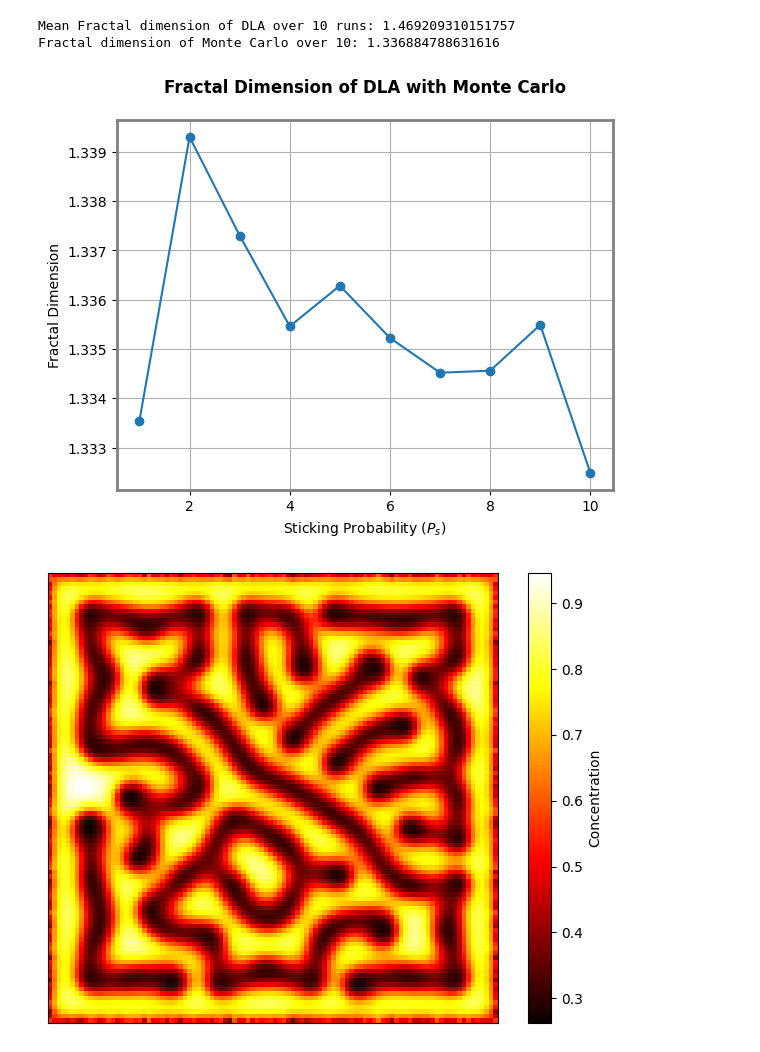
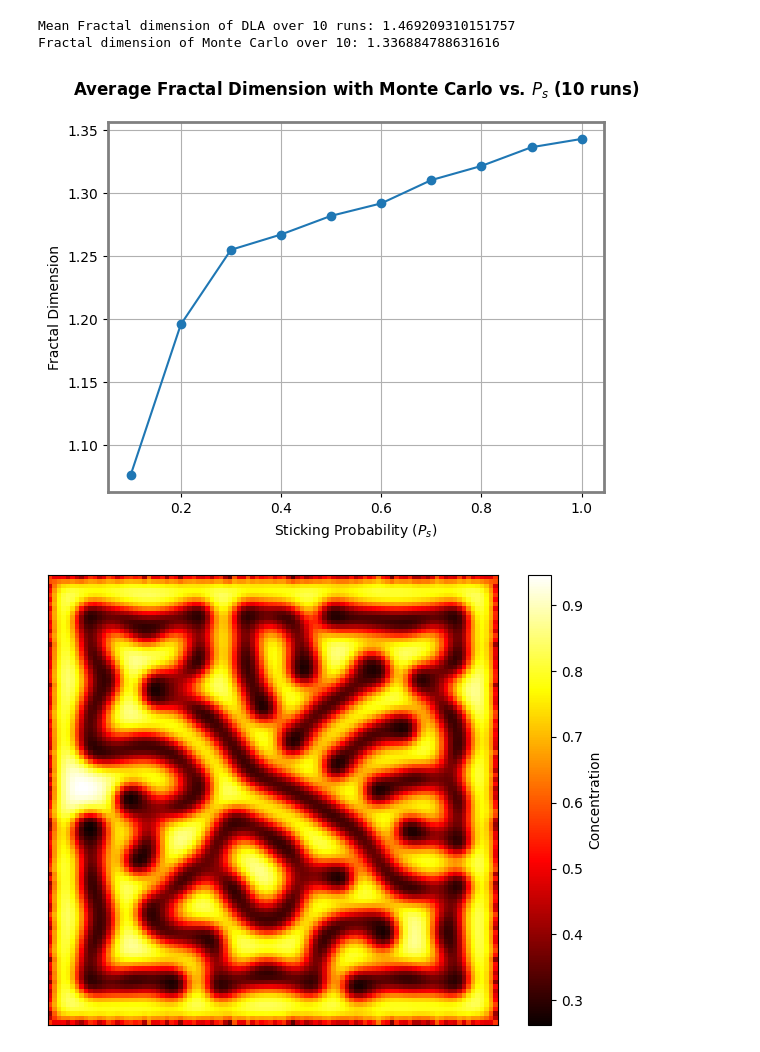
Before and after one commit to koenweverink/ScientificComputing, a Jupyter notebook: Set2.ipynb, the cells around one changed output. Saved outputs shown, nothing was run; the diff lists cells and outputs as text; code cells hidden in the pictures.

```diff
--- a/Set2.ipynb
+++ b/Set2.ipynb
@@ -89,7 +85,7 @@ def num_seeds(domain):
 # %%
 size = 100  # Size of the domain
 seed_position = (size - 1, size // 2)  # Seed at the bottom center
-iterations = 300  # Number of growth steps
+iterations = 750  # Number of growth steps
 omega = 1.85  # Over-relaxation parameter
 epsilon = 1e-5  # epsilon for SOR convergence
 eta = 1  # Shape parameter
@@ -112,6 +108,6 @@ cmap = ax.imshow(concentration, cmap='hot', interpolation='nearest')
 fig.colorbar(cmap, ax=ax, fraction=0.046, pad=0.04)
 cluster_overlay = np.ma.masked_where(domain == 0, domain)
 ax.imshow(cluster_overlay, cmap='Greys', interpolation='nearest')
-ax.set_title(f'DLA Cluster with Nutrient Concentration \nGradient $\eta$ = {eta} and \nnumber of iterations = ')
+ax.set_title(f'DLA Cluster with Nutrient Concentration \nGradient $\eta$ = {eta}')
 plt.show()
 # %% [output]
@@ -142,7 +138,7 @@ for i, eta in enumerate(eta_list):
     domain, concentration, count = sim(domain, concentration, omega, iterations, eta, epsilon)
     cmap = ax.imshow(concentration, cmap='hot', interpolation='nearest')
     cluster_overlay = np.ma.masked_where(domain == 0, domain)
-    im = ax.imshow(cluster_overlay, cmap = 'coolwarm', interpolation='nearest')
+    im = ax.imshow(cluster_overlay, cmap = 'Greys', interpolation='nearest')
     ax.set_xticks([])
     ax.set_yticks([])
     ax.set_xlabel(f"$\eta$ = {eta}", fontsize=14)
@@ -362,8 +358,8 @@ print(f'Fractal dimension of Monte Carlo over {n_runs}: {mean_fd_mc}')
 Mean Fractal dimension of DLA over 10 runs: 1.469209310151757
 Fractal dimension of Monte Carlo over 10: 1.336884788631616
 # %%
-n_runs = 100  # Number of runs to average over
-stick_probs = np.linspace(1, 10, 10)  # Different sticking probabilities
+n_runs = 10  # Number of runs to average over
+stick_probs = np.linspace(0.1, 1, 10)  # Different sticking probabilities
 res1 = np.zeros(n_runs)  # To store the fractal dimensions for DLA
 res2 = np.zeros(n_runs)  # To store the fractal dimensions for Monte Carlo
 
@@ -384,13 +380,13 @@ mean_fractal_dimensions = np.mean(results_array, axis=0)
 # %%
 # Plot the results
 plt.plot(stick_probs, mean_fractal_dimensions, marker='o')
 plt.xlabel('Sticking Probability ($P_s$)')
 plt.ylabel('Fractal Dimension')
-plt.title('Fractal Dimension of DLA with Monte Carlo')
+plt.title(f'Average Fractal Dimension with Monte Carlo vs. $P_s$ ({n_runs} runs)')
 plt.grid(True)
 plt.show()
 # %% [output]
-[figure, old version]
+[figure, new version]
 # %%
 @jit(nopython=True)
 def gray_scott(grid_size, D_u, D_v, f, k, dt, dx, steps):
```
Also changed, not shown: parts of 4 cells of this notebook.
